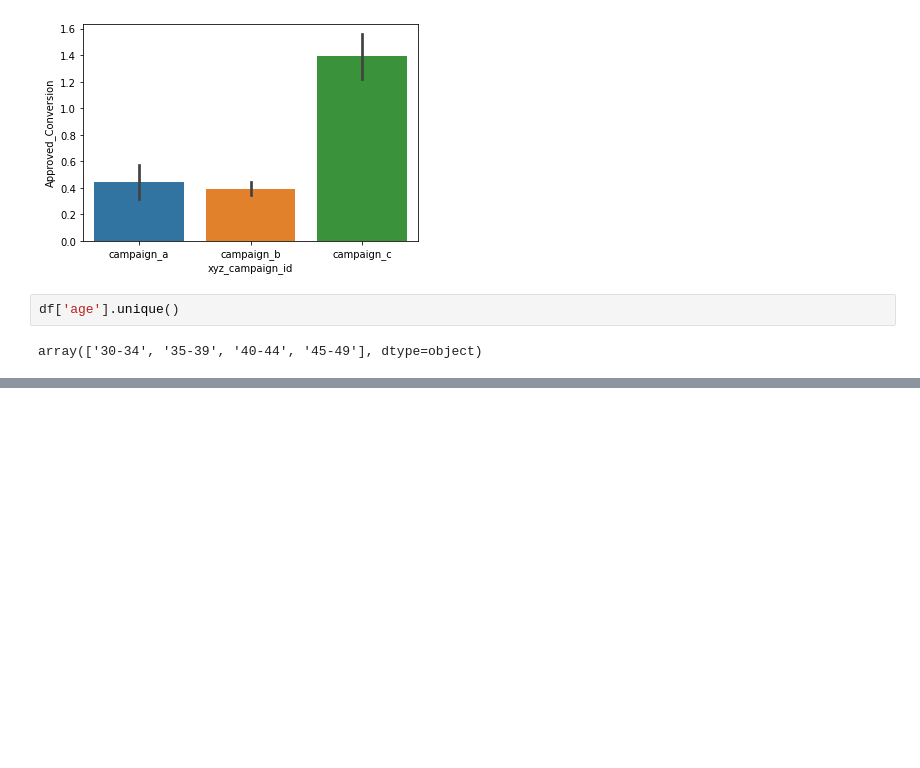
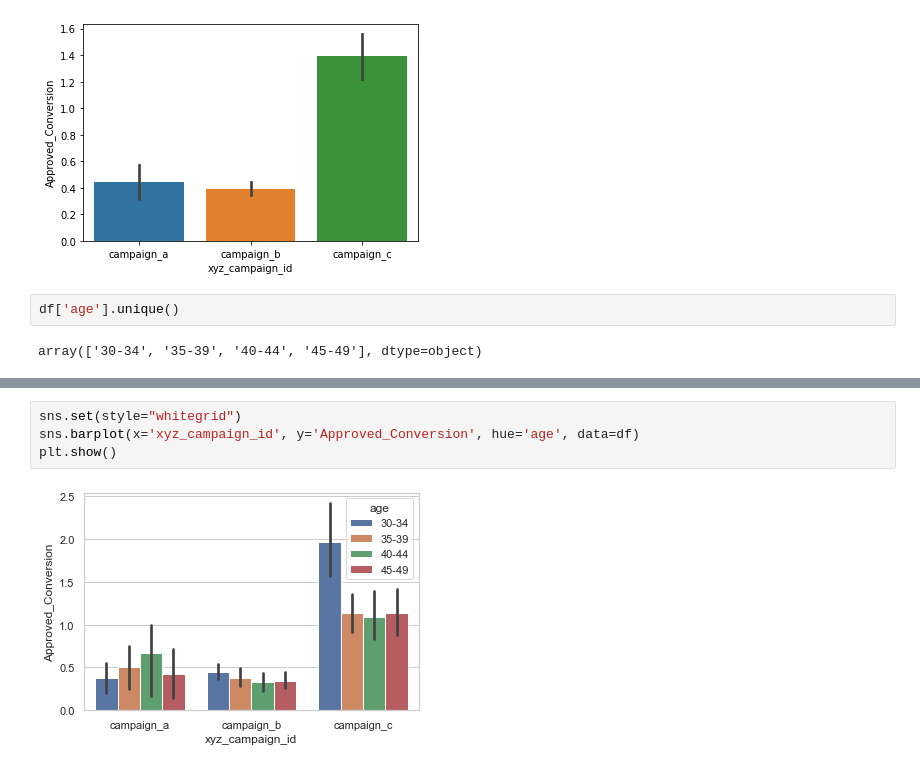
Before and after one commit to ojjy/datascience, a Jupyter notebook: ads/ads.ipynb, the cells around one changed output, grey strips where cells are left out. Saved outputs shown, nothing was run; the diff lists cells and outputs as text; blank space fills up the shorter version.

```diff
--- a/ads/ads.ipynb
+++ b/ads/ads.ipynb
@@ -219 +225,7 @@ array(['30-34', '35-39', '40-44', '45-49'], dtype=object)
+# %%
+sns.set(style="whitegrid")
+sns.barplot(x='xyz_campaign_id', y='Approved_Conversion', hue='age', data=df)
+plt.show()
+# %% [output]
+[figure, added]
 # %%
```
Also changed, not shown: parts of 12 cells of this notebook.
